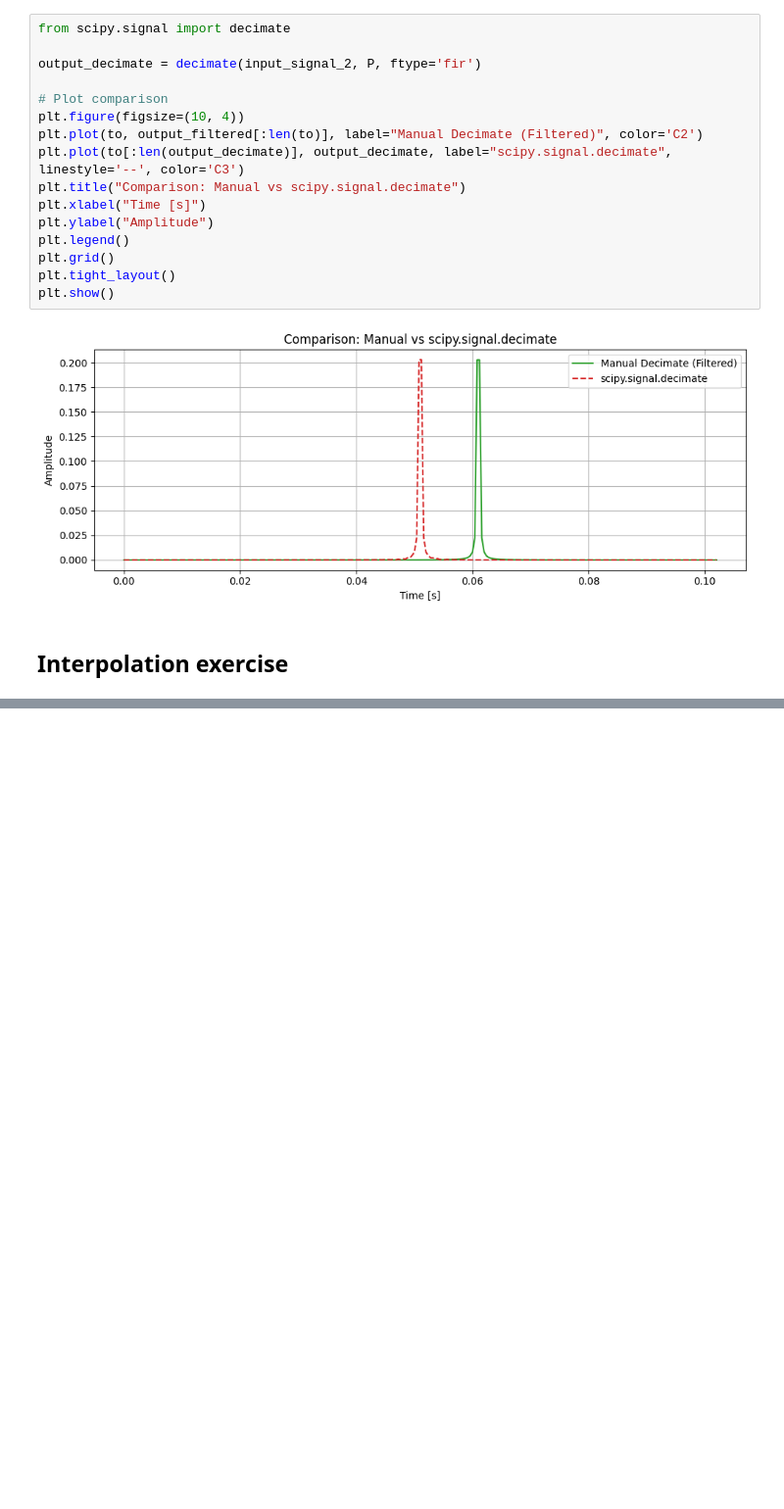
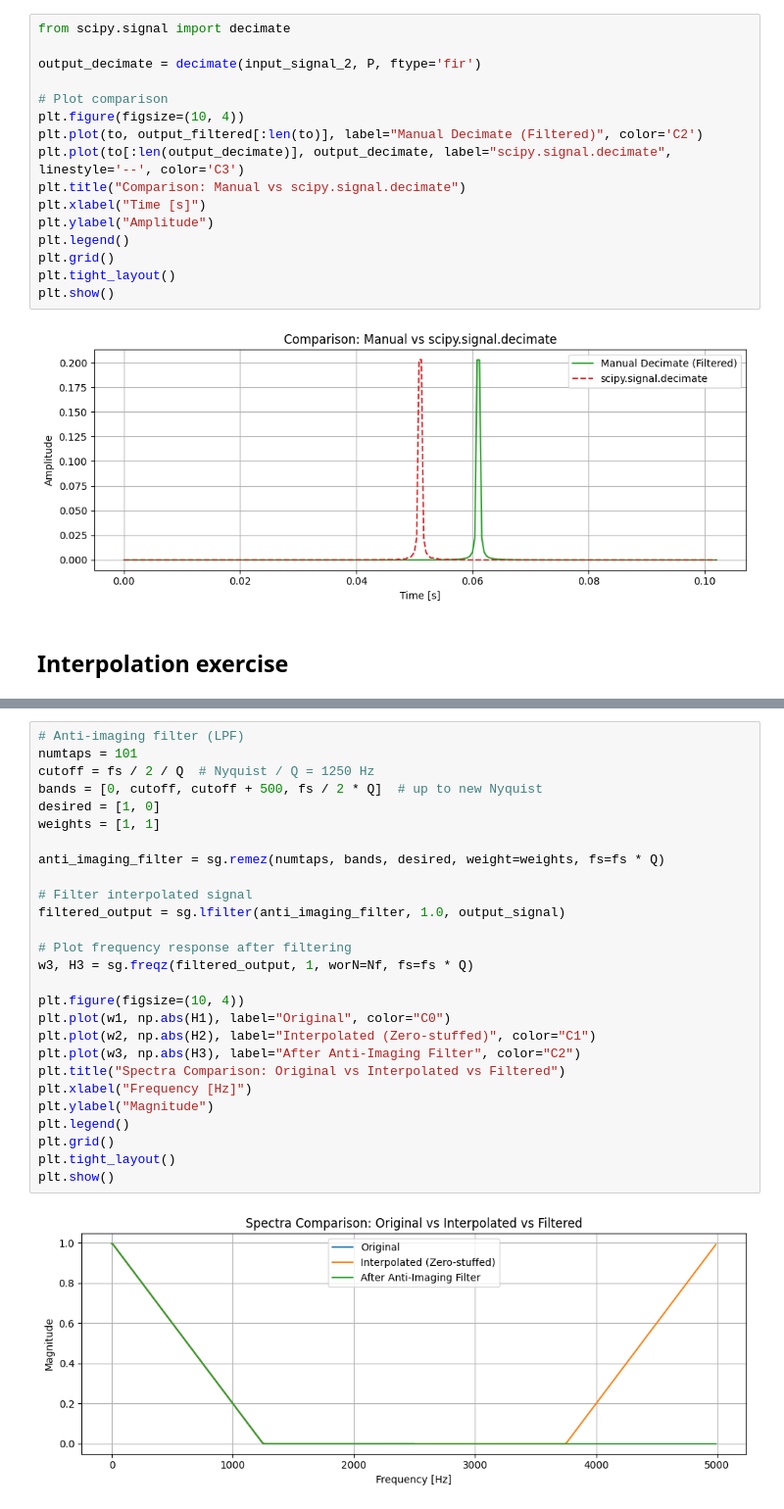
Before and after one commit to FokaKefir/dsp_labs, a Jupyter notebook: lab10/lab10.ipynb, the cells around one changed output, grey strips where cells are left out. Shown at 98% size. Drawn from its saved outputs; the diff is of its cells as text; blank space fills up the shorter version.

```diff
--- a/lab10/lab10.ipynb
+++ b/lab10/lab10.ipynb
@@ -125,0 +161,29 @@ w, H2 = sg.freqz(output_signal, 1, worN=Nf, whole=True)
+# %%
+# Anti-imaging filter (LPF)
+numtaps = 101
+cutoff = fs / 2 / Q  # Nyquist / Q = 1250 Hz
+bands = [0, cutoff, cutoff + 500, fs / 2 * Q]  # up to new Nyquist
+desired = [1, 0]
+weights = [1, 1]
+
+anti_imaging_filter = sg.remez(numtaps, bands, desired, weight=weights, fs=fs * Q)
+
+# Filter interpolated signal
+filtered_output = sg.lfilter(anti_imaging_filter, 1.0, output_signal)
+
+# Plot frequency response after filtering
+w3, H3 = sg.freqz(filtered_output, 1, worN=Nf, fs=fs * Q)
+
+plt.figure(figsize=(10, 4))
+plt.plot(w1, np.abs(H1), label="Original", color="C0")
+plt.plot(w2, np.abs(H2), label="Interpolated (Zero-stuffed)", color="C1")
+plt.plot(w3, np.abs(H3), label="After Anti-Imaging Filter", color="C2")
+plt.title("Spectra Comparison: Original vs Interpolated vs Filtered")
+plt.xlabel("Frequency [Hz]")
+plt.ylabel("Magnitude")
+plt.legend()
+plt.grid()
+plt.tight_layout()
+plt.show()
+# %% [output]
+[figure, added]
```
Also changed, not shown: parts of 13 cells of this notebook, 3 other files.
